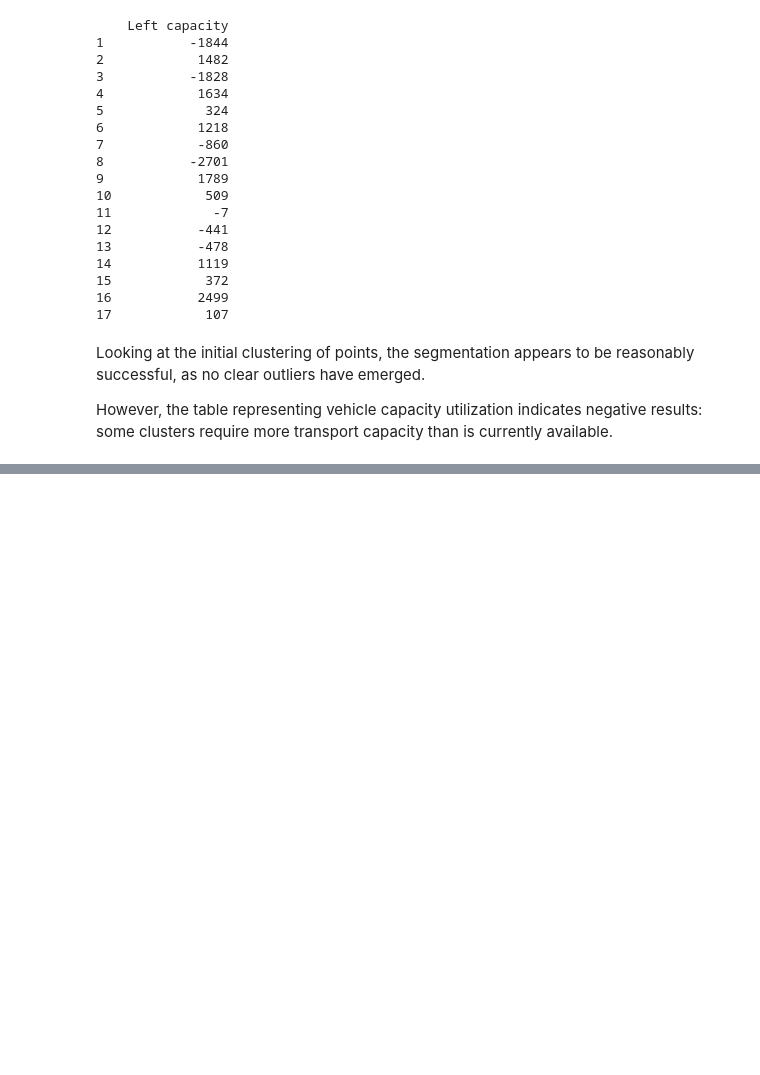
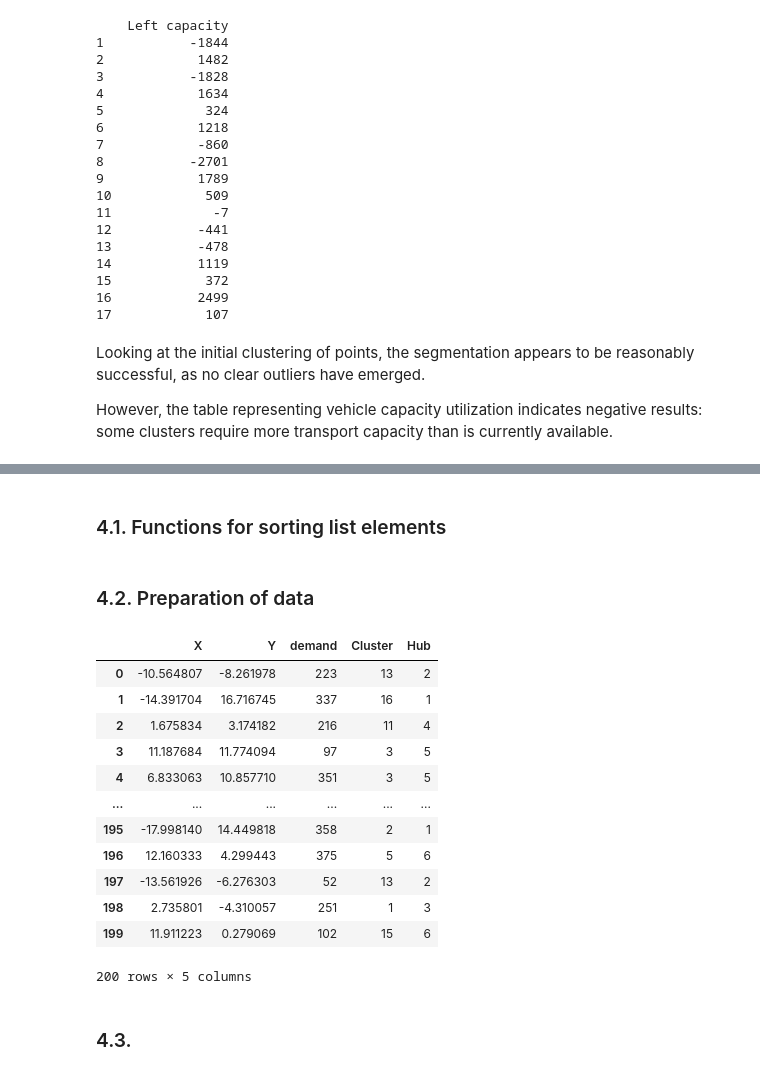
Before and after one commit to AwanRaskall/warehouse-location-and-fleet-forecasting, a Jupyter notebook: Vehicle_routing_optimization.ipynb, the cells around one changed output, grey strips where cells are left out. Cells and saved outputs as stored; diff of their text form; code cells hidden in the pictures; blank space fills up the shorter version.

Commit message:
feat: preparation of stores and hubs data before cluster reassignment

```diff
--- a/Vehicle_routing_optimization.ipynb
+++ b/Vehicle_routing_optimization.ipynb
@@ -82,7 +82,7 @@ kmeans = kmeans_model.fit(data.iloc[:, 0:2])
 # %%
 # add № cluster in the dataframe
 df_data = data.copy()
-df_data['n_cluster'] = kmeans.labels_ + 1
+df_data['Cluster'] = kmeans.labels_ + 1
 # %%
 xes=list(df_data.iloc[:,0])
 yes=list(df_data.iloc[:,1])
@@ -102,12 +102,12 @@ With this distribution, the carrying capacity of each of the 17 trucks will be:
 # %%
 cap_after = []
 
-for i in range(1, max(df_data['n_cluster']) + 1):
-    current_truck = df_data.loc[df_data['n_cluster']==i]
+for i in range(1, max(df_data['Cluster']) + 1):
+    current_truck = df_data.loc[df_data['Cluster']==i]
     cap_dif = capacity - sum(current_truck['demand'].values)
     cap_after.append(cap_dif)
 
-print(pd.DataFrame(data=cap_after, columns=['Left capacity'], index = list(range(1, max(df_data['n_cluster']) + 1))))
+print(pd.DataFrame(data=cap_after, columns=['Left capacity'], index = list(range(1, max(df_data['Cluster']) + 1))))
 # %% [output]
     Left capacity
 1           -1844
@@ -133,0 +142,29 @@ However, the table representing vehicle capacity utilization indicates negative
+# %% [markdown]
+### 4.1. Functions for sorting list elements
+# %% [markdown]
+### 4.2. Preparation of data
+# %%
+hubs = [[2, 9, 12, 16, 17], [4, 13], [1, 7], [6, 11], [3, 8], [5, 10, 14, 15]]
+# %%
+# add a column with hubs
+df_data['Hub'] = None
+
+for i in range(len(hubs)):
+    for j in hubs[i]:
+        df_data.loc[df_data['Cluster'] == j, 'Hub'] = i + 1
+
+df_data
+# %% [output]
+|  | X | Y | demand | Cluster | Hub |
+| 0 | -10.564807 | -8.261978 | 223 | 13 | 2 |
+| 1 | -14.391704 | 16.716745 | 337 | 16 | 1 |
+| 2 | 1.675834 | 3.174182 | 216 | 11 | 4 |
+| 3 | 11.187684 | 11.774094 | 97 | 3 | 5 |
+| 4 | 6.833063 | 10.857710 | 351 | 3 | 5 |
+| ... | ... | ... | ... | ... | ... |
+| 195 | -17.998140 | 14.449818 | 358 | 2 | 1 |
+| 196 | 12.160333 | 4.299443 | 375 | 5 | 6 |
+| 197 | -13.561926 | -6.276303 | 52 | 13 | 2 |
+| 198 | 2.735801 | -4.310057 | 251 | 1 | 3 |
+| 199 | 11.911223 | 0.279069 | 102 | 15 | 6 |
+200 rows × 5 columns
@@ -133,0 +174,2 @@ However, the table representing vehicle capacity utilization indicates negative
+# %% [markdown]
+### 4.3.
```
Also changed, not shown: parts of 3 cells of this notebook.
